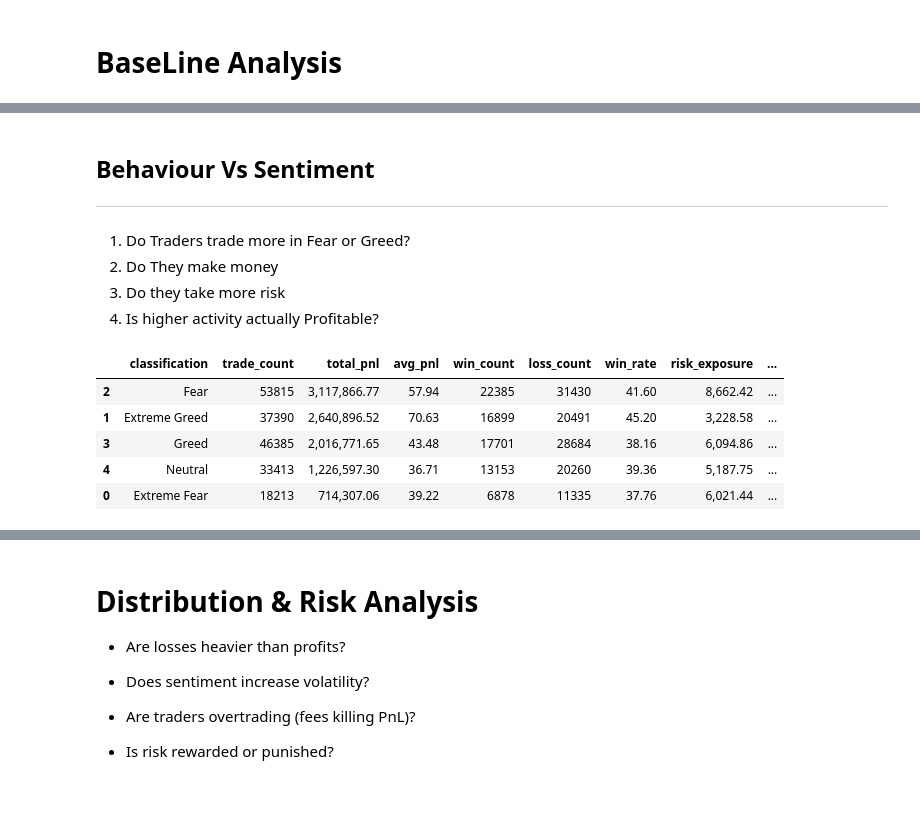
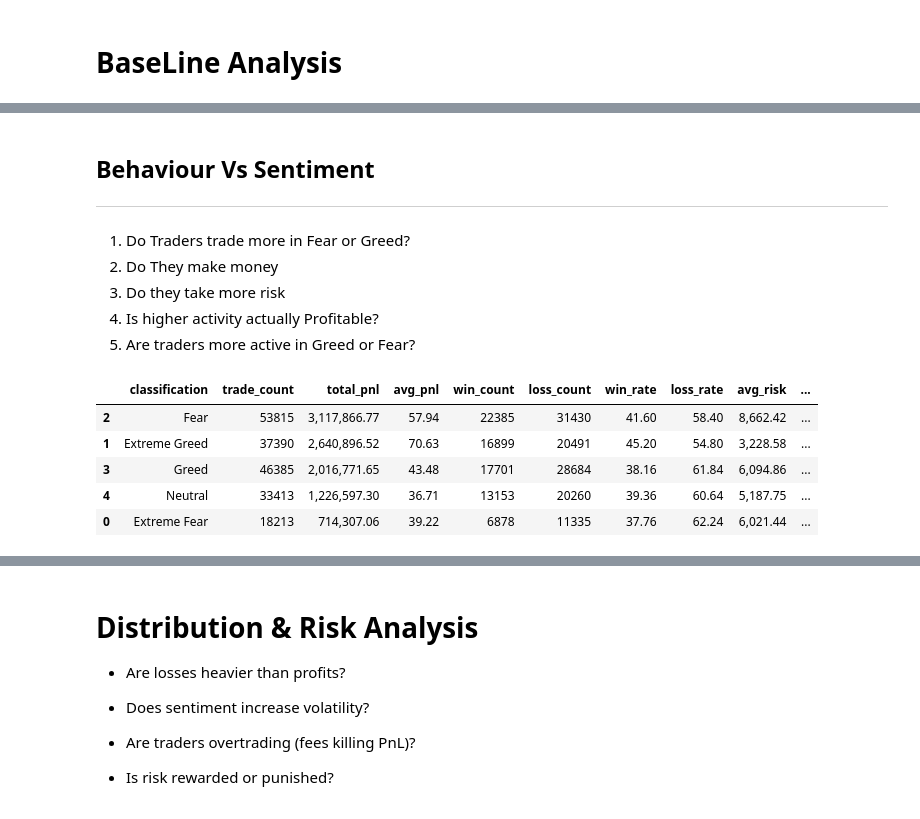
Before and after one commit to Pranay5519/ds_PranayGundu, a Jupyter notebook: assign_1.ipynb, the cells around one changed output, grey strips where cells are left out. Cells and saved outputs as stored; diff of their text form; code cells hidden in the pictures.

```diff
--- a/assign_1.ipynb
+++ b/assign_1.ipynb
@@ -686,44 +674,45 @@ trader_sentiment_df.head()
 2. Do They make money
 3. Do they take more risk
 4. Is higher activity actually Profitable?
+5. Are traders more active in Greed or Fear?
 # %%
 # define win once
 
-final_summary = (
+behaviour_vs_sentiment = (
     trader_sentiment_df
     .groupby("classification")
     .agg(
         trade_count=("Closed PnL", "size"),
         total_pnl=("Closed PnL", "sum"),
         avg_pnl=("Closed PnL", "mean"),
         win_count=("is_win", "sum"),
-        risk_exposure=("Size USD", "mean"),
+        avg_risk=("Size USD", "mean"),
         total_fees=("Fee", "sum")
     )
     .reset_index()
 )
 
 # loss_count
-final_summary["loss_count"] = (
-    final_summary["trade_count"] - final_summary["win_count"]
+behaviour_vs_sentiment["loss_count"] = (
+    behaviour_vs_sentiment["trade_count"] - behaviour_vs_sentiment["win_count"]
 )
-final_summary["avg_trade_count_pct"] = (
-    final_summary["trade_count"] / final_summary["trade_count"].sum()
+behaviour_vs_sentiment["avg_trade_count_pct"] = (
+    behaviour_vs_sentiment["trade_count"] / behaviour_vs_sentiment["trade_count"].sum()
 ) * 100
 
 
-final_summary["win_rate"] = (
-    final_summary["win_count"] / final_summary["trade_count"]
+behaviour_vs_sentiment["win_rate"] = (
+    behaviour_vs_sentiment["win_count"] / behaviour_vs_sentiment["trade_count"]
 )* 100
 # sort by money made
-final_summary = final_summary.sort_values(by="total_pnl", ascending=False)
-
-final_summary = final_summary[["classification","trade_count","total_pnl", "avg_pnl","win_count","loss_count","win_rate","risk_exposure","total_fees"]]
-final_summary
+behaviour_vs_sentiment = behaviour_vs_sentiment.sort_values(by="total_pnl", ascending=False)
+behaviour_vs_sentiment['loss_rate'] = 100 - behaviour_vs_sentiment['win_rate']
+behaviour_vs_sentiment = behaviour_vs_sentiment[["classification","trade_count","total_pnl", "avg_pnl","win_count","loss_count","win_rate","loss_rate","avg_risk","total_fees"]]
+behaviour_vs_sentiment
 # %% [output]
-|  | classification | trade_count | total_pnl | avg_pnl | win_count | loss_count | win_rate | risk_exposure | ... |
-| 2 | Fear | 53815 | 3,117,866.77 | 57.94 | 22385 | 31430 | 41.60 | 8,662.42 | ... |
-| 1 | Extreme Greed | 37390 | 2,640,896.52 | 70.63 | 16899 | 20491 | 45.20 | 3,228.58 | ... |
-| 3 | Greed | 46385 | 2,016,771.65 | 43.48 | 17701 | 28684 | 38.16 | 6,094.86 | ... |
-| 4 | Neutral | 33413 | 1,226,597.30 | 36.71 | 13153 | 20260 | 39.36 | 5,187.75 | ... |
-| 0 | Extreme Fear | 18213 | 714,307.06 | 39.22 | 6878 | 11335 | 37.76 | 6,021.44 | ... |
+|  | classification | trade_count | total_pnl | avg_pnl | win_count | loss_count | win_rate | loss_rate | avg_risk | ... |
+| 2 | Fear | 53815 | 3,117,866.77 | 57.94 | 22385 | 31430 | 41.60 | 58.40 | 8,662.42 | ... |
+| 1 | Extreme Greed | 37390 | 2,640,896.52 | 70.63 | 16899 | 20491 | 45.20 | 54.80 | 3,228.58 | ... |
+| 3 | Greed | 46385 | 2,016,771.65 | 43.48 | 17701 | 28684 | 38.16 | 61.84 | 6,094.86 | ... |
+| 4 | Neutral | 33413 | 1,226,597.30 | 36.71 | 13153 | 20260 | 39.36 | 60.64 | 5,187.75 | ... |
+| 0 | Extreme Fear | 18213 | 714,307.06 | 39.22 | 6878 | 11335 | 37.76 | 62.24 | 6,021.44 | ... |
```
Also changed, not shown: parts of 34 cells of this notebook, 19 other files.
